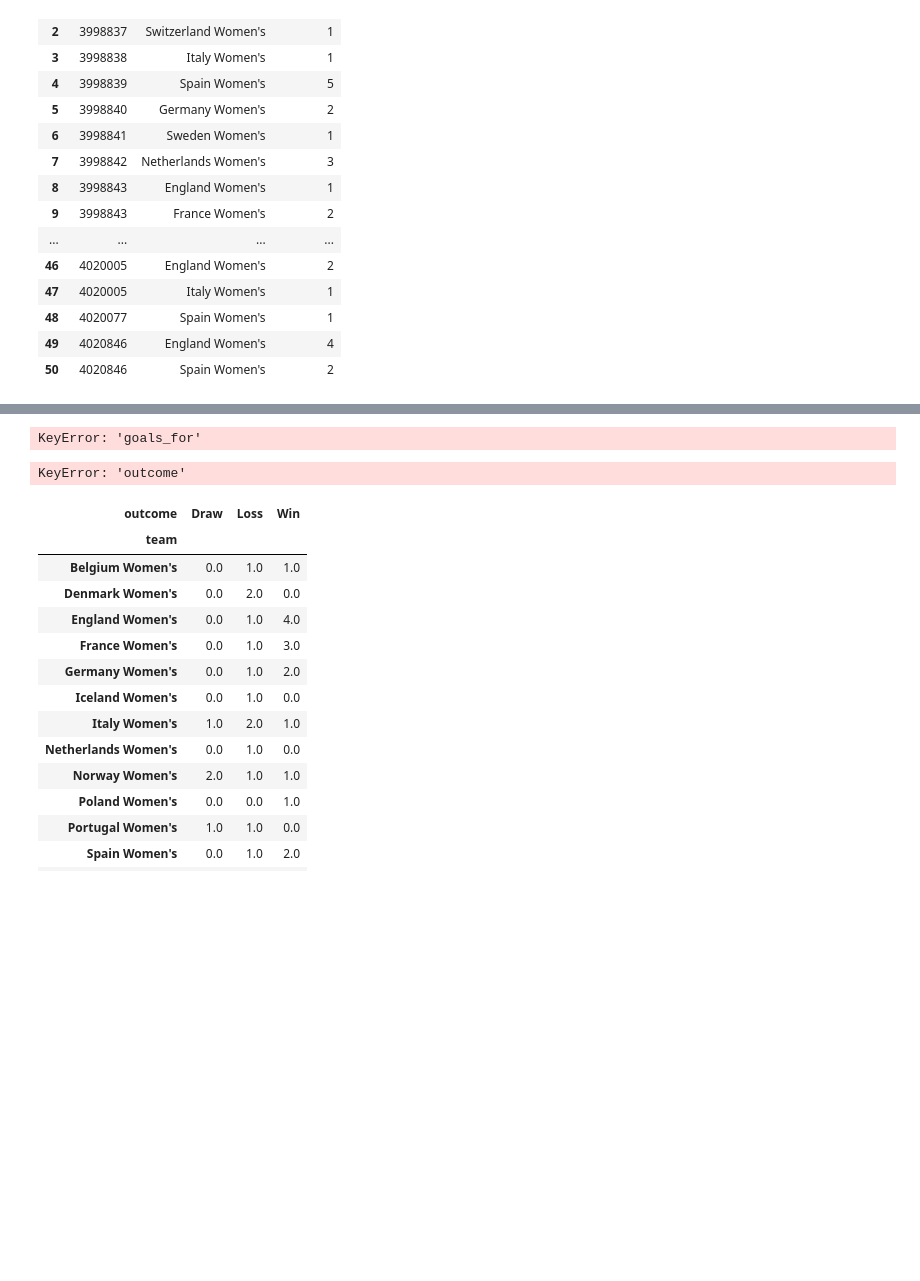
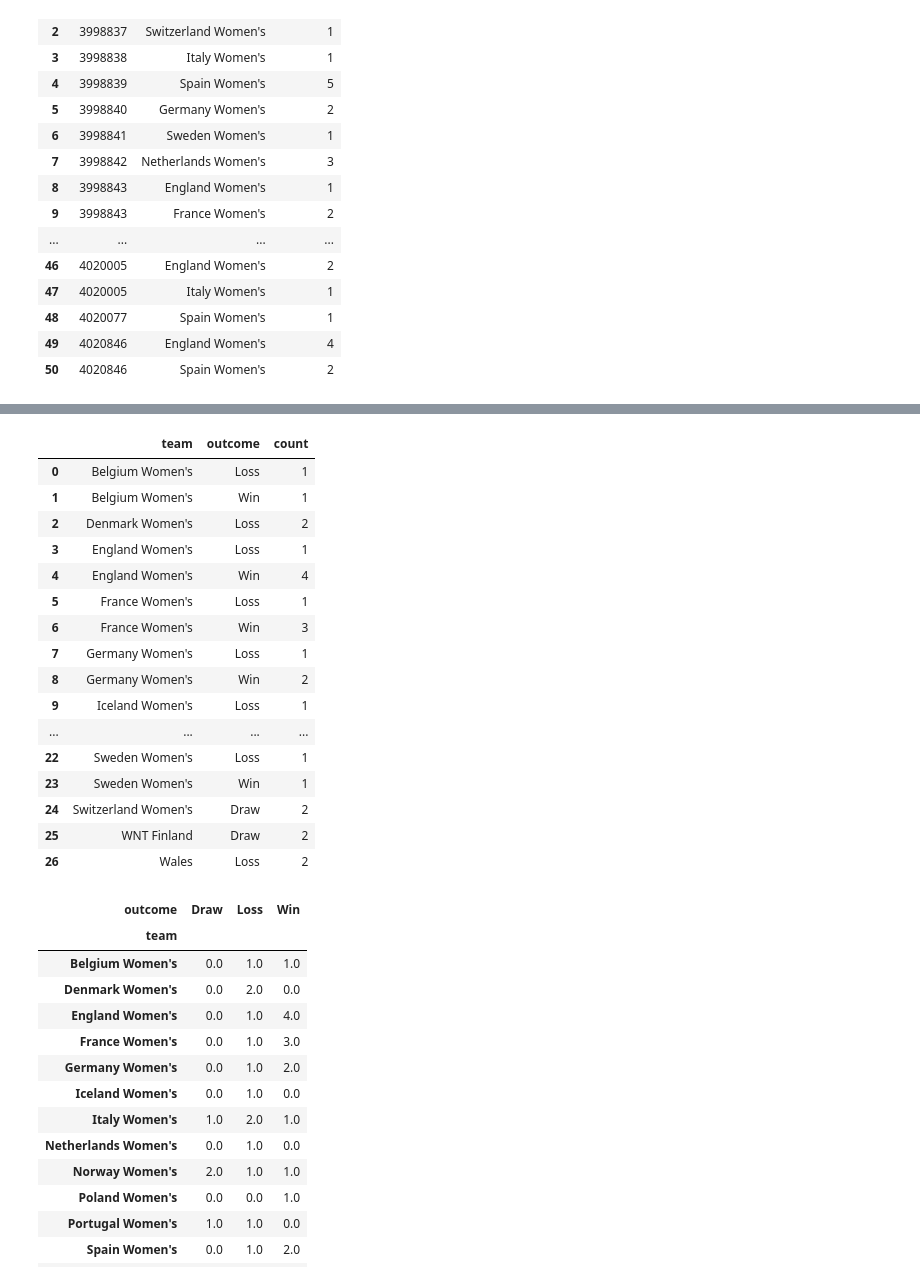
Before and after one commit to meganclapinski25/Euro2025_Data_Analysis, a Jupyter notebook: notebooks/data_load.ipynb, the cells around one changed output, grey strips where cells are left out. Cells and saved outputs as stored; diff of their text form; code cells hidden in the pictures; blank space fills up the shorter version.

```diff
--- a/notebooks/data_load.ipynb
+++ b/notebooks/data_load.ipynb
@@ -545,4 +539,7 @@ match_results.head()
 # %%
+# Determine match outcomes
+match_results = goals_against.copy()
+
 def get_outcome(row):
     if row["goals_for"] > row["goals_against"]:
         return "Win"
@@ -552,17 +549,25 @@ def get_outcome(row):
         return "Draw"
 
 match_results["outcome"] = match_results.apply(get_outcome, axis=1)
+match_results.head()
-# %% [output]
-KeyError: 'goals_for'
 # %%
-outcome_counts = (
-    match_results
-    .groupby(["team", "outcome"])
-    .size()
-    .reset_index(name="count")
-)
-
-outcome_counts
+### 7.4 Visualize Match Outcomes
 # %% [output]
-KeyError: 'outcome'
+|  | team | outcome | count |
+| 0 | Belgium Women's | Loss | 1 |
+| 1 | Belgium Women's | Win | 1 |
+| 2 | Denmark Women's | Loss | 2 |
+| 3 | England Women's | Loss | 1 |
+| 4 | England Women's | Win | 4 |
+| 5 | France Women's | Loss | 1 |
+| 6 | France Women's | Win | 3 |
+| 7 | Germany Women's | Loss | 1 |
+| 8 | Germany Women's | Win | 2 |
+| 9 | Iceland Women's | Loss | 1 |
+| ... | ... | ... | ... |
+| 22 | Sweden Women's | Loss | 1 |
+| 23 | Sweden Women's | Win | 1 |
+| 24 | Switzerland Women's | Draw | 2 |
+| 25 | WNT Finland | Draw | 2 |
+| 26 | Wales | Loss | 2 |
 # %%
```
Also changed, not shown: parts of 39 cells of this notebook, 2 other files.
